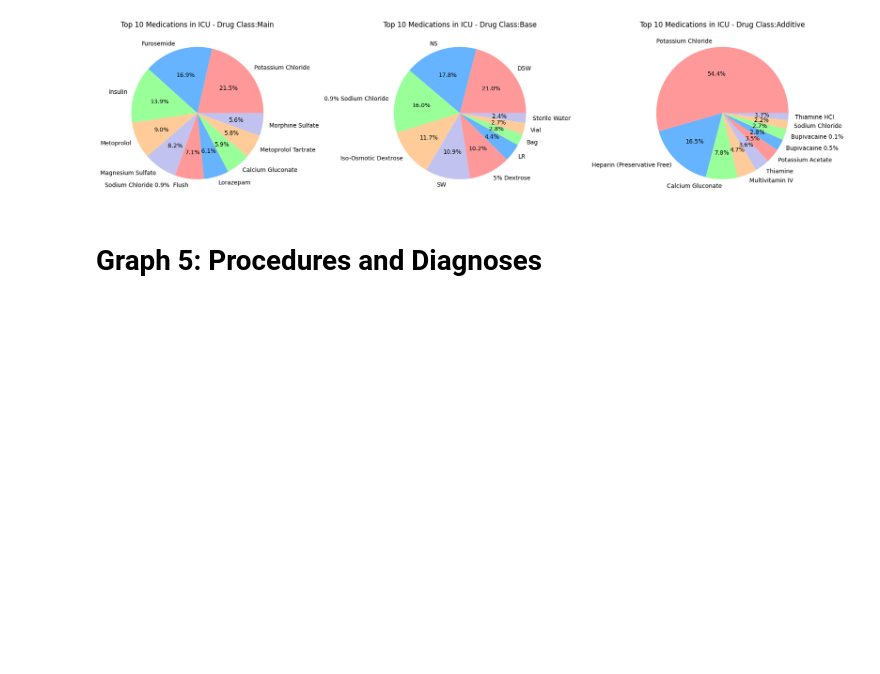
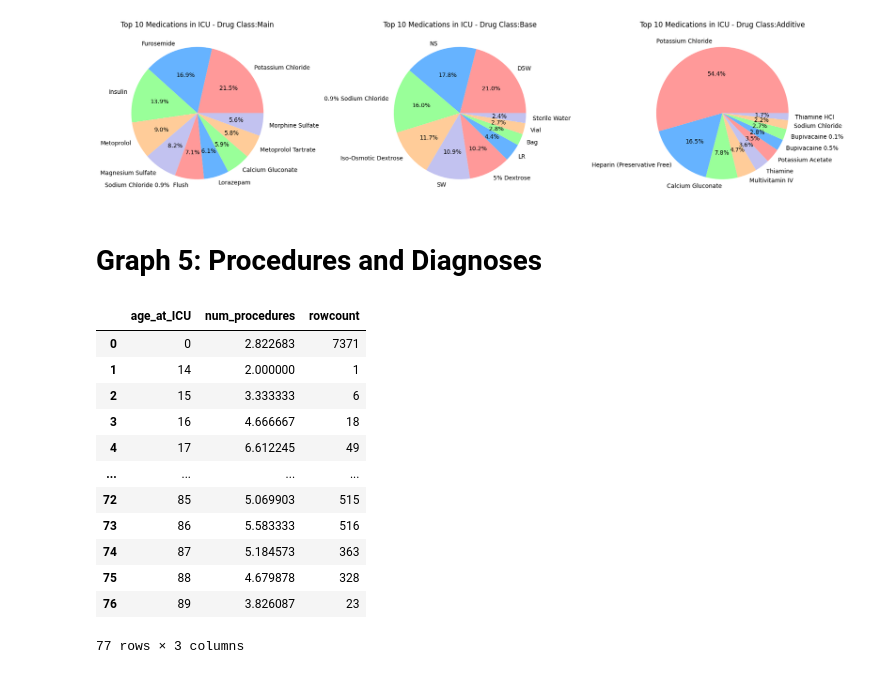
Before and after one commit to Krithika-DS/AIforHealth, a Jupyter notebook: HW2_MIMIC_Visualization.ipynb, the cells around one changed output. Cells and saved outputs as stored; diff of their text form; code cells hidden in the pictures; blank space fills up the shorter version.

```diff
--- a/HW2_MIMIC_Visualization.ipynb
+++ b/HW2_MIMIC_Visualization.ipynb
@@ -430,4 +430,26 @@ merged_i_a_p_po['age_at_ICU'] = (merged_i_a_p_po['INTIME'] - merged_i_a_p_po['DO
 
 # Calculate number of procedures per patient per stay
 num_proc_per_stay = merged_i_a_p_po.groupby(['SUBJECT_ID','HADM_ID','age_at_ICU']).size().reset_index(name='num_procedures')
+# %%
+# Group across age
+avg_proc_across_age = num_proc_per_stay.groupby("age_at_ICU").agg(
+    num_procedures=('num_procedures','mean'),
+    rowcount=('num_procedures','count')
+).reset_index()
+
+avg_proc_across_age
+# %% [output]
+|  | age_at_ICU | num_procedures | rowcount |
+| 0 | 0 | 2.822683 | 7371 |
+| 1 | 14 | 2.000000 | 1 |
+| 2 | 15 | 3.333333 | 6 |
+| 3 | 16 | 4.666667 | 18 |
+| 4 | 17 | 6.612245 | 49 |
+| ... | ... | ... | ... |
+| 72 | 85 | 5.069903 | 515 |
+| 73 | 86 | 5.583333 | 516 |
+| 74 | 87 | 5.184573 | 363 |
+| 75 | 88 | 4.679878 | 328 |
+| 76 | 89 | 3.826087 | 23 |
+77 rows × 3 columns
 # %%
```
Also changed, not shown: parts of 2 cells of this notebook.
